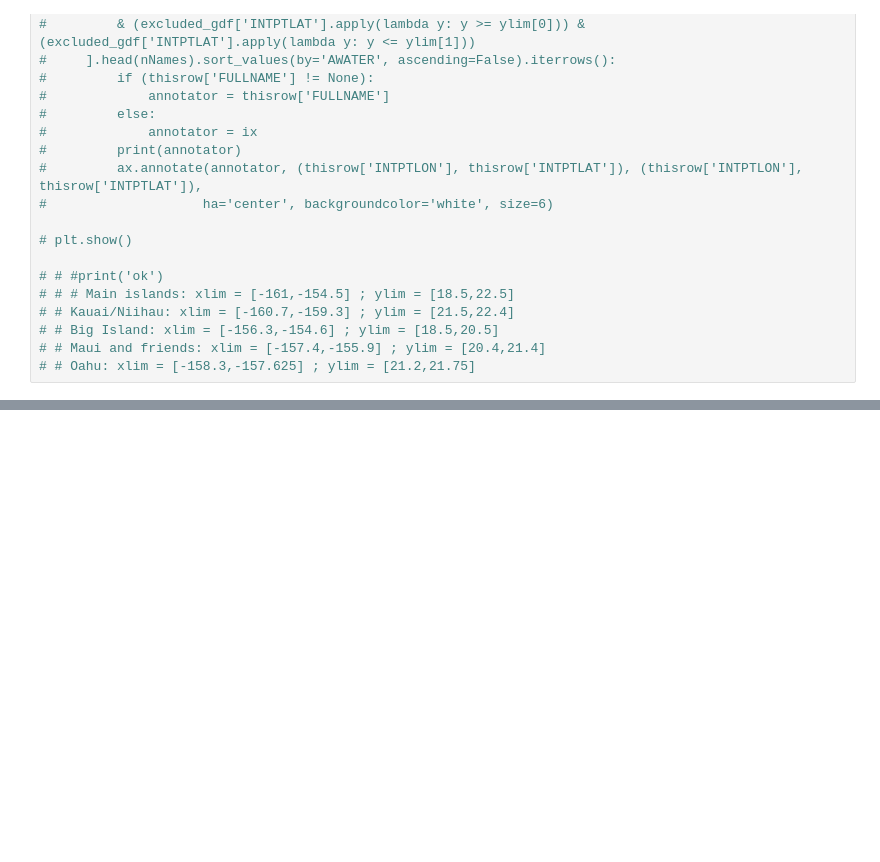
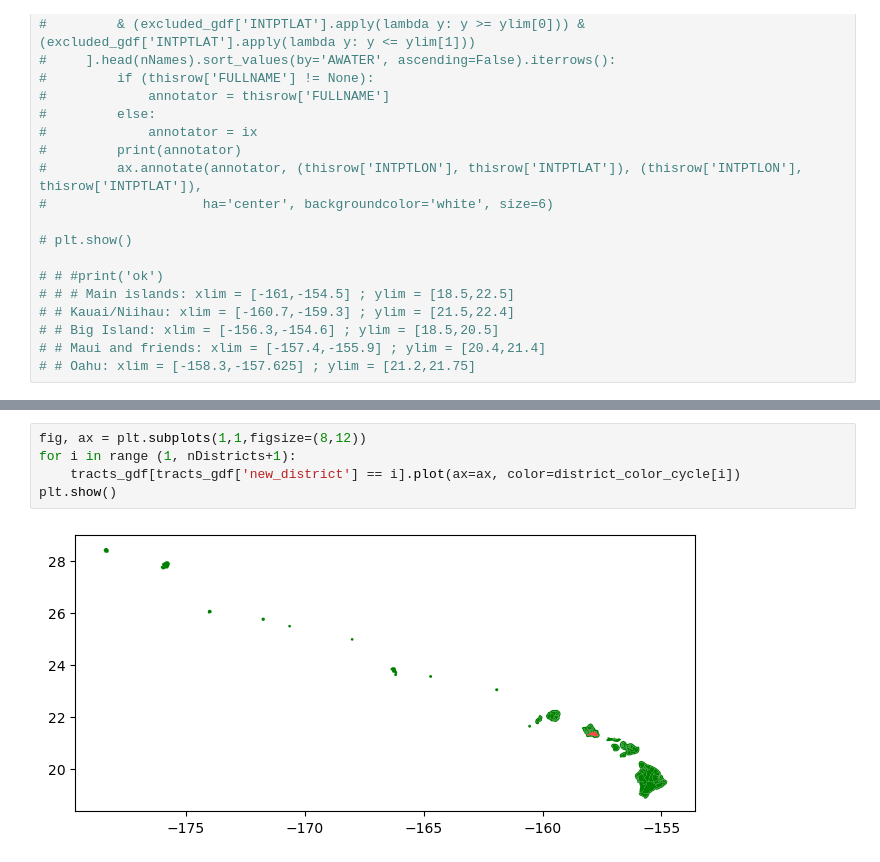
Before and after one commit to raddick/gerrymandering, a Jupyter notebook: plot-hawaii.ipynb, the cells around one changed output, grey strips where cells are left out. Cells and saved outputs as stored; diff of their text form; blank space fills up the shorter version.

```diff
--- a/plot-hawaii.ipynb
+++ b/plot-hawaii.ipynb
@@ -387,3 +384,10 @@ inset oahu...
         water..
 Done!
 [figure]
+# %%
+fig, ax = plt.subplots(1,1,figsize=(8,12))
+for i in range (1, nDistricts+1):
+    tracts_gdf[tracts_gdf['new_district'] == i].plot(ax=ax, color=district_color_cycle[i])
+plt.show()
+# %% [output]
+[figure, added]
```
Also changed, not shown: parts of 1 cell of this notebook.
